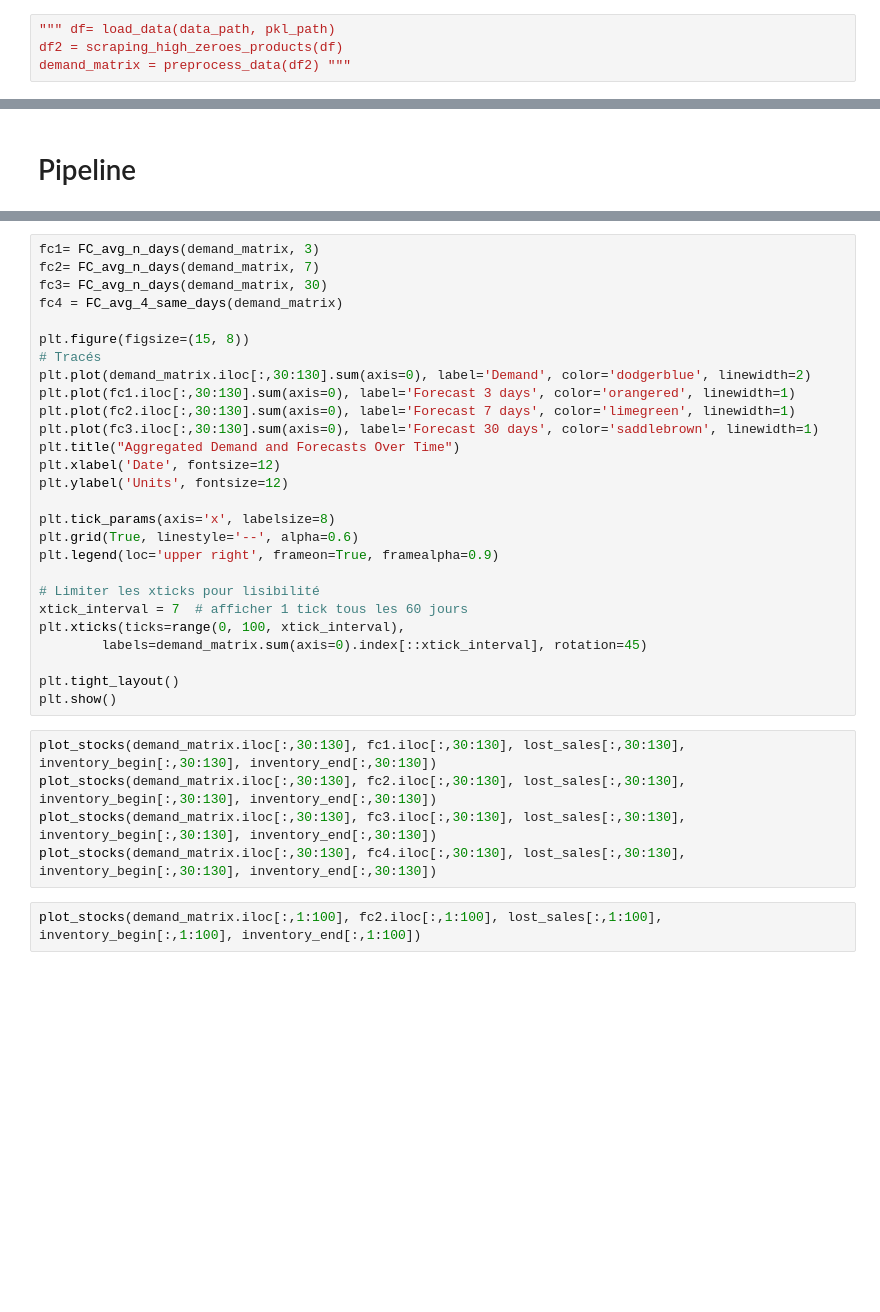
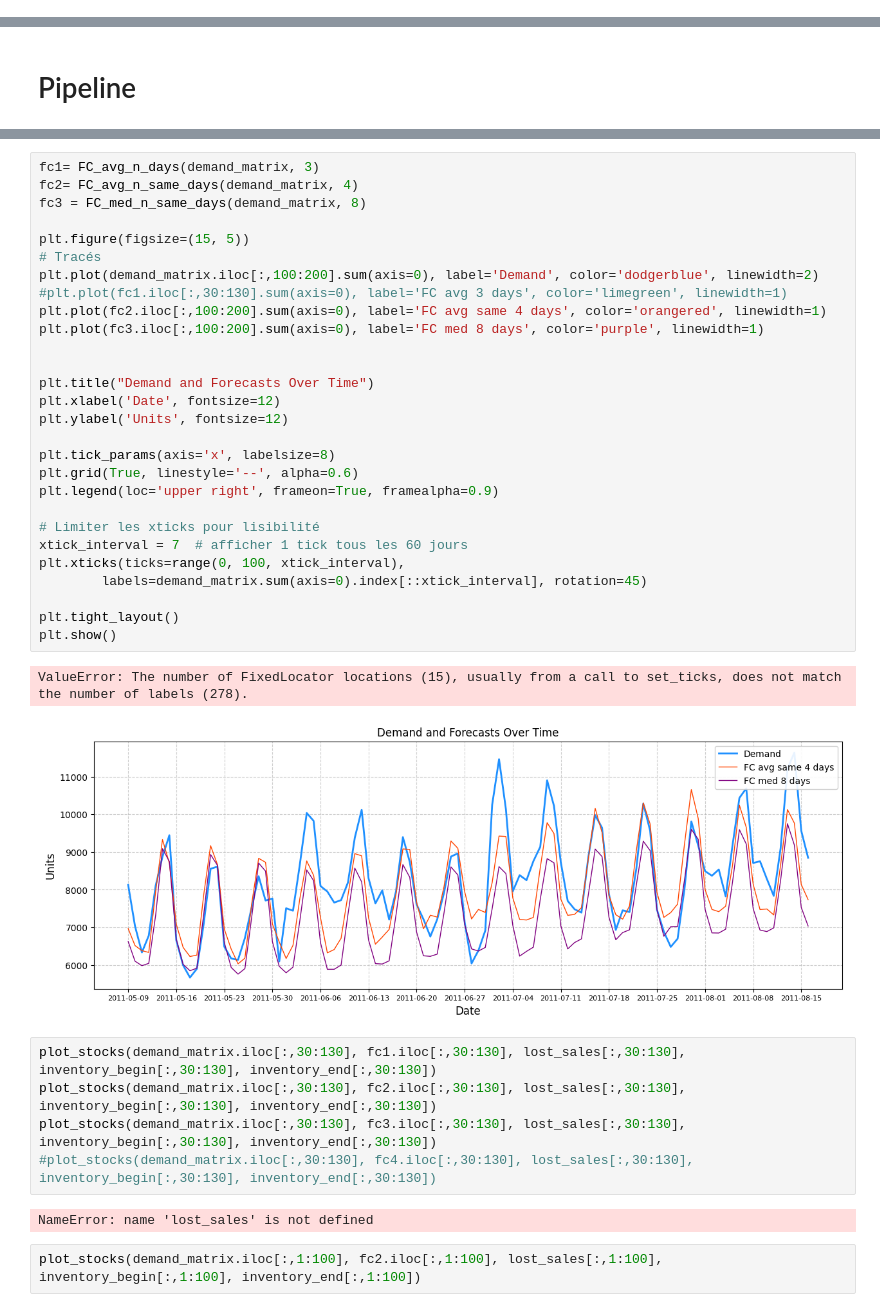
Before and after one commit to Jboistel/memoire, a Jupyter notebook: test.ipynb, the cells around one changed output, grey strips where cells are left out. Drawn from its saved outputs; the diff is of its cells as text; blank space fills up the shorter version.

```diff
--- a/test.ipynb
+++ b/test.ipynb
@@ -113,4 +86,0 @@ datadddd = pd.DataFrame(
-# %%
-""" df= load_data(data_path, pkl_path)
-df2 = scraping_high_zeroes_products(df)
-demand_matrix = preprocess_data(df2) """
@@ -777,35 +747,41 @@ print("Fill Rate: ", fill_rate)
 # %%
 fc1= FC_avg_n_days(demand_matrix, 3)
-fc2= FC_avg_n_days(demand_matrix, 7)
-fc3= FC_avg_n_days(demand_matrix, 30)
-fc4 = FC_avg_4_same_days(demand_matrix)
+fc2= FC_avg_n_same_days(demand_matrix, 4)
+fc3 = FC_med_n_same_days(demand_matrix, 8)
 
-plt.figure(figsize=(15, 8))
+plt.figure(figsize=(15, 5))
 # Tracés
-plt.plot(demand_matrix.iloc[:,30:130].sum(axis=0), label='Demand', color='dodgerblue', linewidth=2)
-plt.plot(fc1.iloc[:,30:130].sum(axis=0), label='Forecast 3 days', color='orangered', linewidth=1)
-plt.plot(fc2.iloc[:,30:130].sum(axis=0), label='Forecast 7 days', color='limegreen', linewidth=1)
-plt.plot(fc3.iloc[:,30:130].sum(axis=0), label='Forecast 30 days', color='saddlebrown', linewidth=1)
-plt.title("Aggregated Demand and Forecasts Over Time")
+plt.plot(demand_matrix.iloc[:,100:200].sum(axis=0), label='Demand', color='dodgerblue', linewidth=2)
+#plt.plot(fc1.iloc[:,30:130].sum(axis=0), label='FC avg 3 days', color='limegreen', linewidth=1)
+plt.plot(fc2.iloc[:,100:200].sum(axis=0), label='FC avg same 4 days', color='orangered', linewidth=1)
+plt.plot(fc3.iloc[:,100:200].sum(axis=0), label='FC med 8 days', color='purple', linewidth=1)
+
+
+plt.title("Demand and Forecasts Over Time")
 plt.xlabel('Date', fontsize=12)
 plt.ylabel('Units', fontsize=12)
 
 plt.tick_params(axis='x', labelsize=8)
 plt.grid(True, linestyle='--', alpha=0.6)
 plt.legend(loc='upper right', frameon=True, framealpha=0.9)
 
 # Limiter les xticks pour lisibilité
 xtick_interval = 7  # afficher 1 tick tous les 60 jours
 plt.xticks(ticks=range(0, 100, xtick_interval),
         labels=demand_matrix.sum(axis=0).index[::xtick_interval], rotation=45)
 
 plt.tight_layout()
 plt.show()
+# %% [output]
+ValueError: The number of FixedLocator locations (15), usually from a call to set_ticks, does not match the number of labels (278).
+[figure, added]
 # %%
 plot_stocks(demand_matrix.iloc[:,30:130], fc1.iloc[:,30:130], lost_sales[:,30:130], inventory_begin[:,30:130], inventory_end[:,30:130])
 plot_stocks(demand_matrix.iloc[:,30:130], fc2.iloc[:,30:130], lost_sales[:,30:130], inventory_begin[:,30:130], inventory_end[:,30:130])
 plot_stocks(demand_matrix.iloc[:,30:130], fc3.iloc[:,30:130], lost_sales[:,30:130], inventory_begin[:,30:130], inventory_end[:,30:130])
-plot_stocks(demand_matrix.iloc[:,30:130], fc4.iloc[:,30:130], lost_sales[:,30:130], inventory_begin[:,30:130], inventory_end[:,30:130])
+#plot_stocks(demand_matrix.iloc[:,30:130], fc4.iloc[:,30:130], lost_sales[:,30:130], inventory_begin[:,30:130], inventory_end[:,30:130])
+# %% [output]
+NameError: name 'lost_sales' is not defined
 # %%
 plot_stocks(demand_matrix.iloc[:,1:100], fc2.iloc[:,1:100], lost_sales[:,1:100], inventory_begin[:,1:100], inventory_end[:,1:100])
 # %%
```
Also changed, not shown: parts of 7 cells of this notebook.
